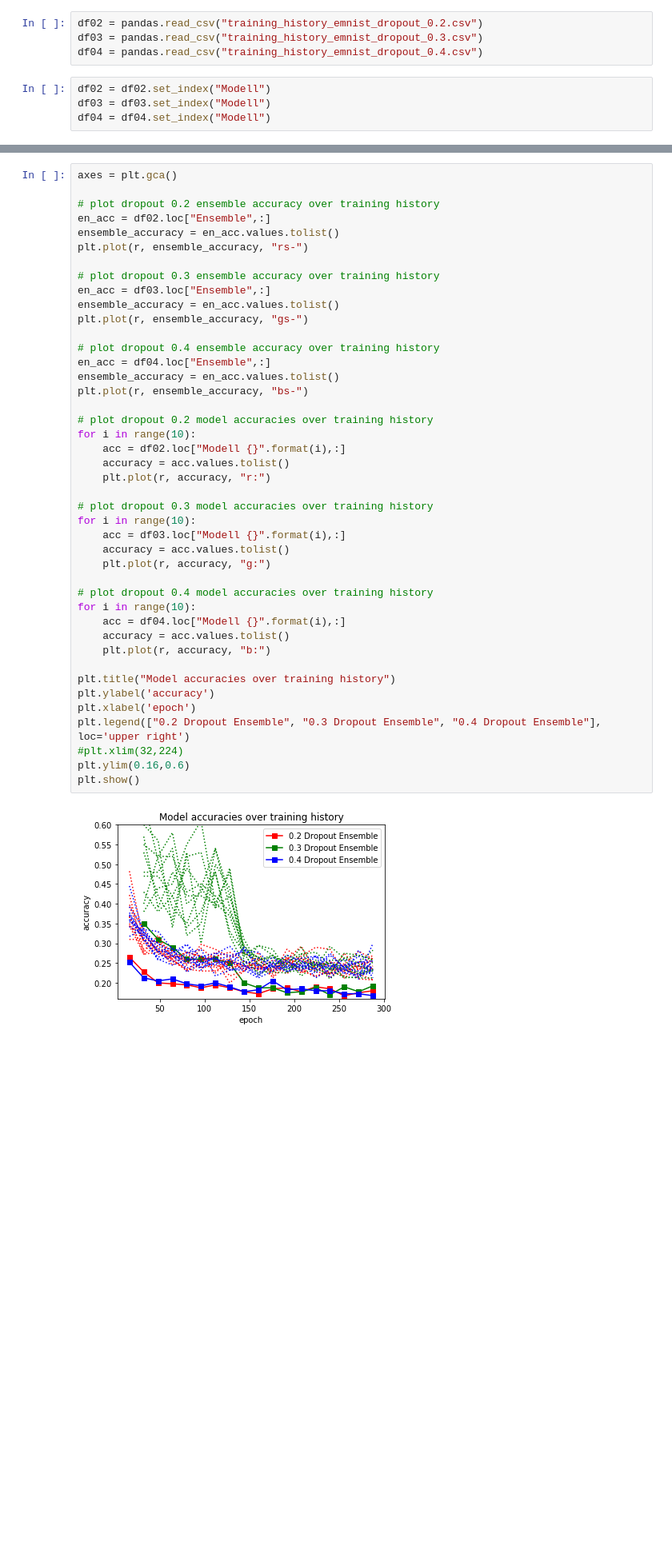
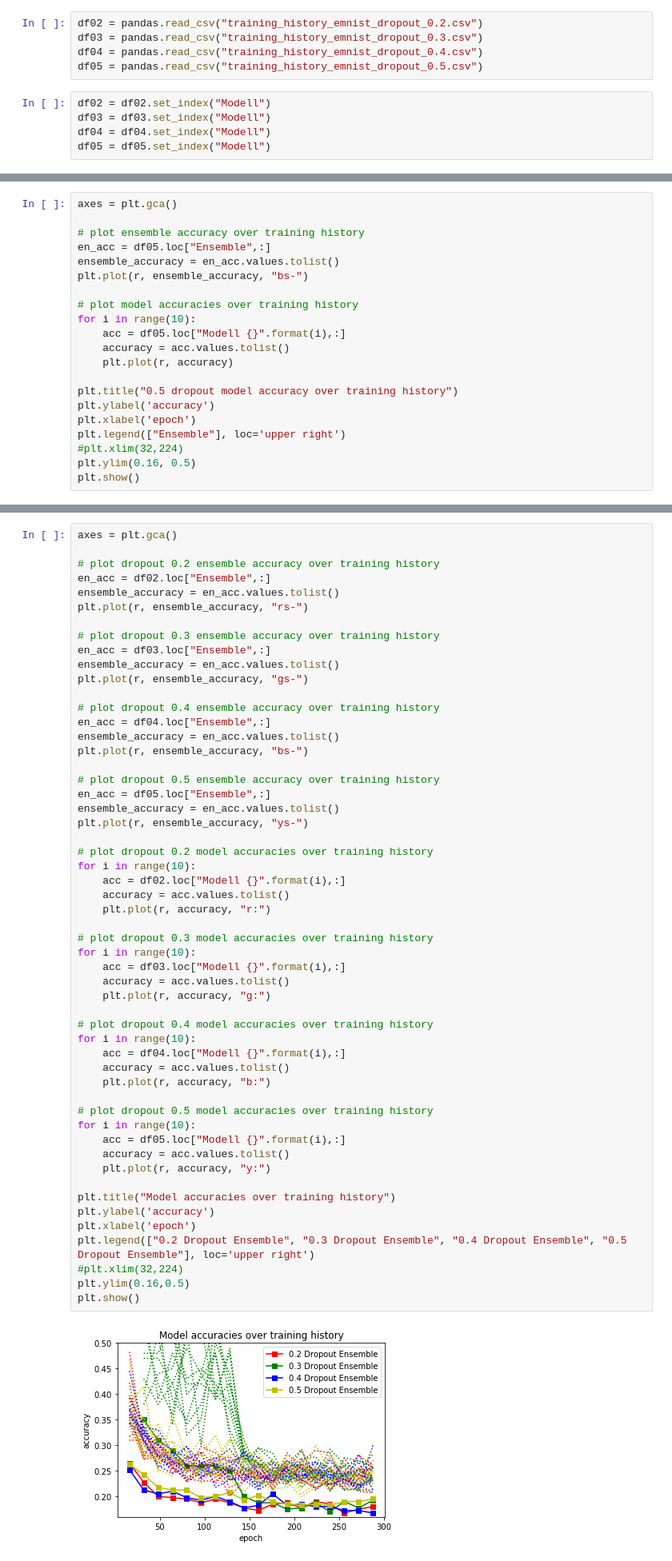
Before and after one commit to j05t/emnist, a Jupyter notebook: plot_history/plot_csv.ipynb, the cells around one changed output, grey strips where cells are left out. Shown at 80% size. Drawn from its saved outputs; the diff is of its cells as text; blank space fills up the shorter version.

Commit message:
added results for 0.5 dropout models

```diff
--- a/plot_history/plot_csv.ipynb
+++ b/plot_history/plot_csv.ipynb
@@ -8,10 +8,12 @@ import matplotlib.pyplot as plt
 df02 = pandas.read_csv("training_history_emnist_dropout_0.2.csv")
 df03 = pandas.read_csv("training_history_emnist_dropout_0.3.csv")
 df04 = pandas.read_csv("training_history_emnist_dropout_0.4.csv")
+df05 = pandas.read_csv("training_history_emnist_dropout_0.5.csv")
 # %%
 df02 = df02.set_index("Modell")
 df03 = df03.set_index("Modell")
 df04 = df04.set_index("Modell")
+df05 = df05.set_index("Modell")
 # %%
 df02
 # %% [output]
@@ -139,3 +158,24 @@ plt.ylim(0.16, 0.5)
 plt.show()
 # %% [output]
 [figure]
+# %%
+axes = plt.gca()
+
+# plot ensemble accuracy over training history
+en_acc = df05.loc["Ensemble",:]
+ensemble_accuracy = en_acc.values.tolist()
+plt.plot(r, ensemble_accuracy, "bs-")
+
+# plot model accuracies over training history
+for i in range(10):
+    acc = df05.loc["Modell {}".format(i),:]
+    accuracy = acc.values.tolist()
+    plt.plot(r, accuracy)
+
+plt.title("0.5 dropout model accuracy over training history")
+plt.ylabel('accuracy')
+plt.xlabel('epoch')
+plt.legend(["Ensemble"], loc='upper right')
+#plt.xlim(32,224)
+plt.ylim(0.16, 0.5)
+plt.show()
@@ -154,36 +196,47 @@ plt.plot(r, ensemble_accuracy, "gs-")
 
 # plot dropout 0.4 ensemble accuracy over training history
 en_acc = df04.loc["Ensemble",:]
 ensemble_accuracy = en_acc.values.tolist()
 plt.plot(r, ensemble_accuracy, "bs-")
+
+# plot dropout 0.5 ensemble accuracy over training history
+en_acc = df05.loc["Ensemble",:]
+ensemble_accuracy = en_acc.values.tolist()
+plt.plot(r, ensemble_accuracy, "ys-")
 
 # plot dropout 0.2 model accuracies over training history
 for i in range(10):
     acc = df02.loc["Modell {}".format(i),:]
     accuracy = acc.values.tolist()
     plt.plot(r, accuracy, "r:")
 
 # plot dropout 0.3 model accuracies over training history
 for i in range(10):
     acc = df03.loc["Modell {}".format(i),:]
     accuracy = acc.values.tolist()
     plt.plot(r, accuracy, "g:")
 
 # plot dropout 0.4 model accuracies over training history
 for i in range(10):
     acc = df04.loc["Modell {}".format(i),:]
     accuracy = acc.values.tolist()
     plt.plot(r, accuracy, "b:")
 
+# plot dropout 0.5 model accuracies over training history
+for i in range(10):
+    acc = df05.loc["Modell {}".format(i),:]
+    accuracy = acc.values.tolist()
+    plt.plot(r, accuracy, "y:")
+
 plt.title("Model accuracies over training history")
 plt.ylabel('accuracy')
 plt.xlabel('epoch')
-plt.legend(["0.2 Dropout Ensemble", "0.3 Dropout Ensemble", "0.4 Dropout Ensemble"], loc='upper right')
+plt.legend(["0.2 Dropout Ensemble", "0.3 Dropout Ensemble", "0.4 Dropout Ensemble", "0.5 Dropout Ensemble"], loc='upper right')
 #plt.xlim(32,224)
-plt.ylim(0.16,0.6)
+plt.ylim(0.16,0.5)
 plt.show()
 # %% [output]
-[figure, old version]
+[figure, new version]
 # %%
 import matplotlib.pyplot as plt
 
```
Also changed, not shown: parts of 3 cells of this notebook, 4 other files.
